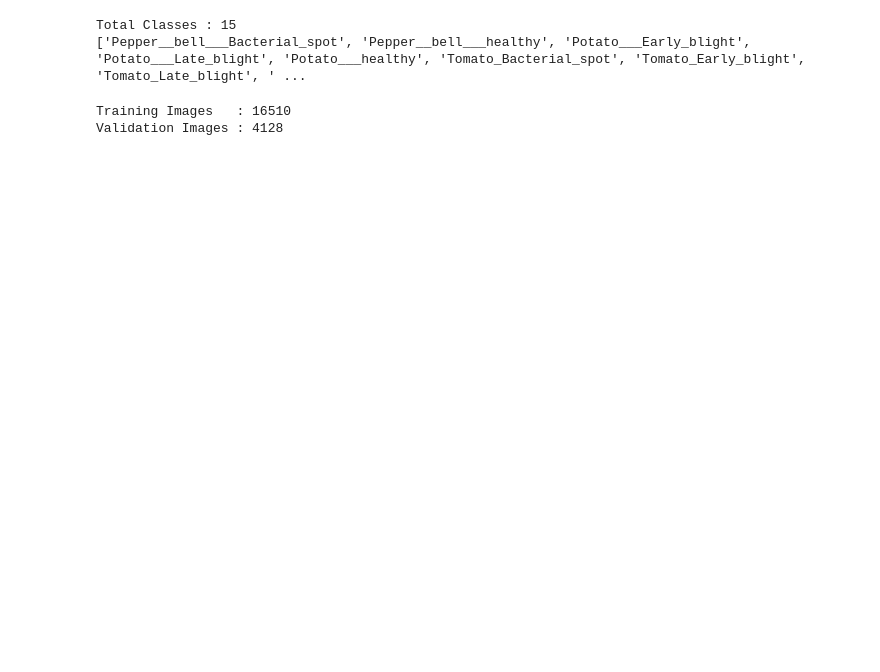
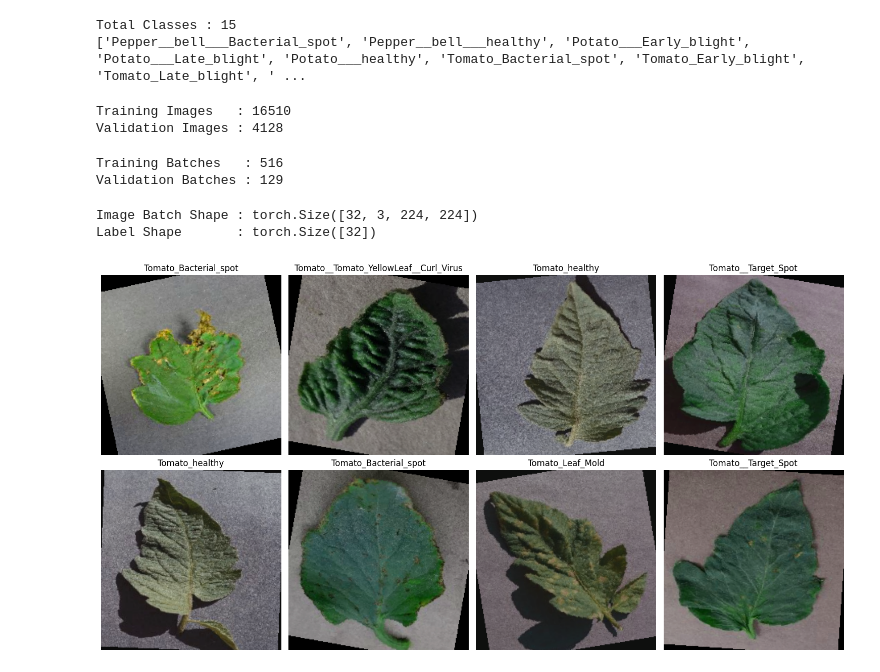
Before and after one commit to Rajat6125/KrishiVaidya, a Jupyter notebook: Model_training.ipynb, the cells around one changed output. Saved outputs shown, nothing was run; the diff lists cells and outputs as text; code cells hidden in the pictures; blank space fills up the shorter version.

Commit message:
Model Training and evaluation

```diff
--- a/Model_training.ipynb
+++ b/Model_training.ipynb
@@ -96,3 +98,70 @@ print(f"Validation Images : {len(val_dataset)}")
 # %% [output]
 Training Images   : 16510
 Validation Images : 4128
+# %%
+# ================================
+# Create DataLoaders
+# ================================
+
+train_loader = DataLoader(
+    train_dataset,
+    batch_size=BATCH_SIZE,
+    shuffle=True,
+    num_workers=2,
+    pin_memory=True
+)
+
+val_loader = DataLoader(
+    val_dataset,
+    batch_size=BATCH_SIZE,
+    shuffle=False,
+    num_workers=2,
+    pin_memory=True
+)
+
+print(f"Training Batches   : {len(train_loader)}")
+print(f"Validation Batches : {len(val_loader)}")
+# %% [output]
+Training Batches   : 516
+Validation Batches : 129
+# %%
+# ================================
+# Check One Batch
+# ================================
+
+images, labels = next(iter(train_loader))
+
+print("Image Batch Shape :", images.shape)
+print("Label Shape       :", labels.shape)
+# %% [output]
+Image Batch Shape : torch.Size([32, 3, 224, 224])
+Label Shape       : torch.Size([32])
+# %%
+# ================================
+# Display Sample Images
+# ================================
+
+def imshow(img):
+    img = img.permute(1, 2, 0).numpy()
+
+    mean = np.array([0.485, 0.456, 0.406])
+    std = np.array([0.229, 0.224, 0.225])
+
+    img = std * img + mean
+    img = np.clip(img, 0, 1)
+
+    plt.imshow(img)
+    plt.axis("off")
+
+
+plt.figure(figsize=(15, 8))
+
+for i in range(8):
+    plt.subplot(2, 4, i + 1)
+    imshow(images[i])
+    plt.title(class_names[labels[i]])
+
+plt.tight_layout()
+plt.show()
+# %% [output]
+[figure, added]
```
Also changed, not shown: parts of 14 cells of this notebook.
